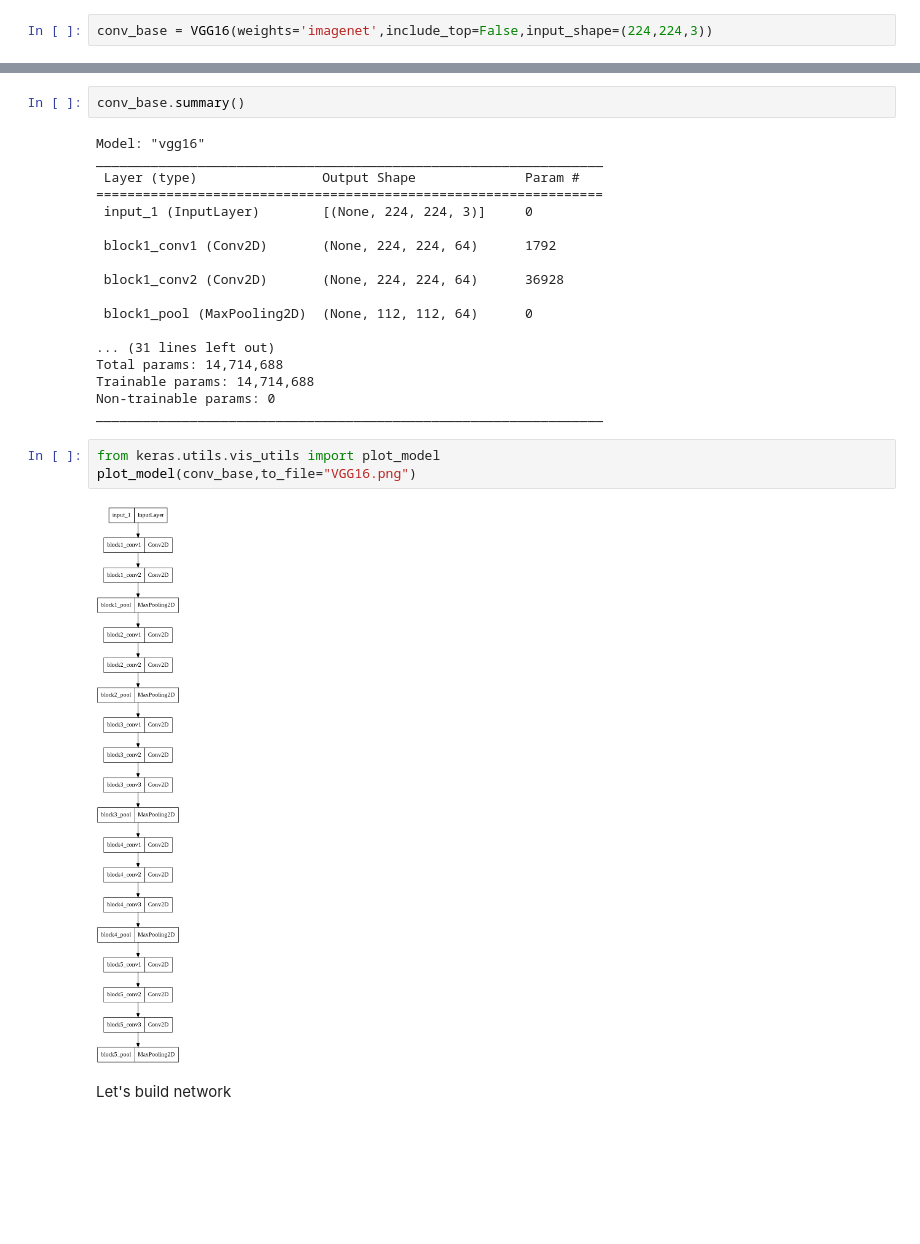
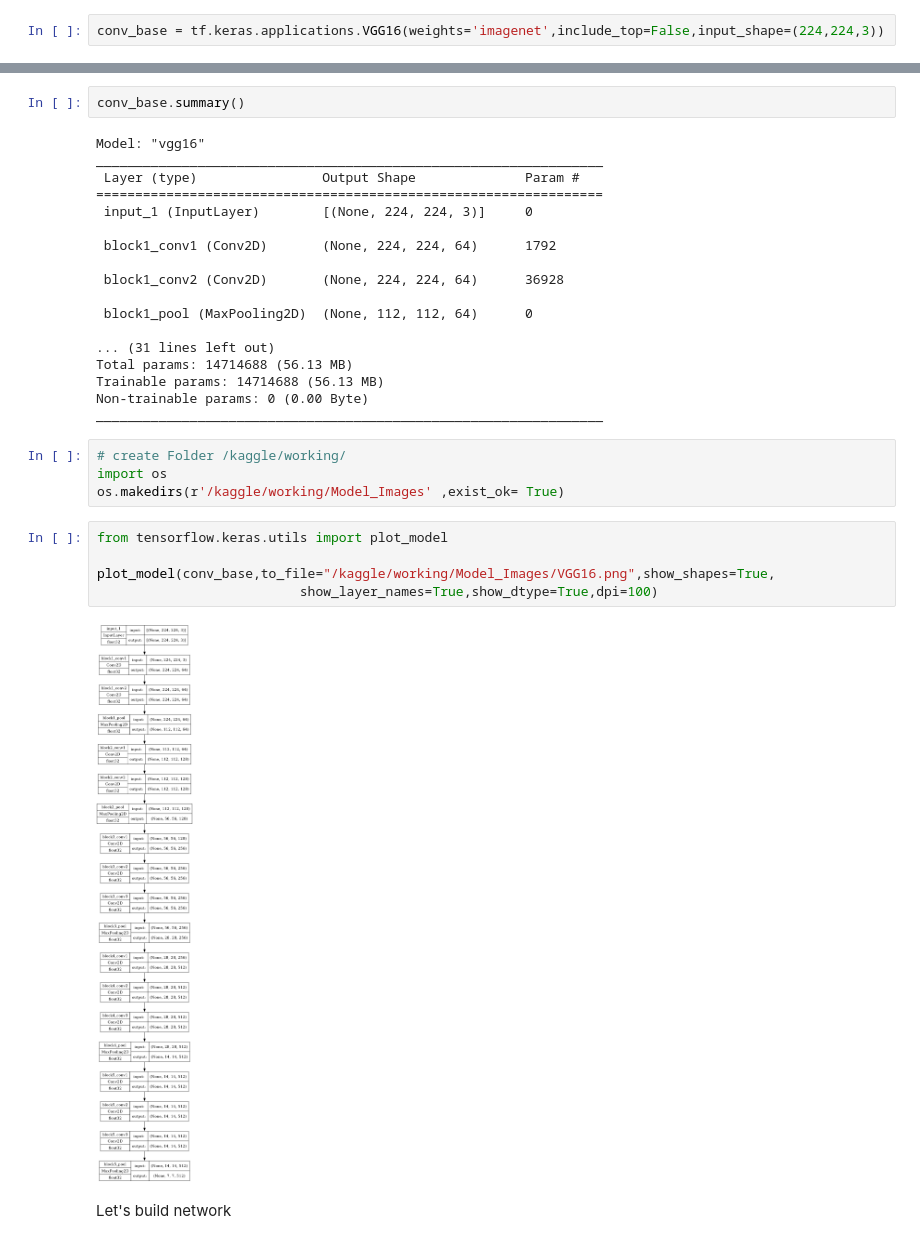
Before and after one commit to Adnan-Alaref/Pneumonia_Notebook, a Jupyter notebook: Pneumonia_Diagnosis3.ipynb, the cells around one changed output, grey strips where cells are left out. Cells and saved outputs as stored; diff of their text form; blank space fills up the shorter version.

Commit message:
Kaggle Notebook | Pneumonia_Diagnosis_Prediction📊Classification | Version 1

```diff
--- a/Pneumonia_Diagnosis3.ipynb
+++ b/Pneumonia_Diagnosis3.ipynb
@@ -29,2 +123,2 @@ print(img.shape)
 # %%
-conv_base = VGG16(weights='imagenet',include_top=False,input_shape=(224,224,3))
+conv_base = tf.keras.applications.VGG16(weights='imagenet',include_top=False,input_shape=(224,224,3))
@@ -44,14 +141,20 @@ _________________________________________________________________
  block1_pool (MaxPooling2D)  (None, 112, 112, 64)      0
 
 ... (31 lines left out)
-Total params: 14,714,688
-Trainable params: 14,714,688
-Non-trainable params: 0
+Total params: 14714688 (56.13 MB)
+Trainable params: 14714688 (56.13 MB)
+Non-trainable params: 0 (0.00 Byte)
 _________________________________________________________________
+# %%
+# create Folder /kaggle/working/
+import os
+os.makedirs(r'/kaggle/working/Model_Images' ,exist_ok= True)
 # %%
-from keras.utils.vis_utils import plot_model
-plot_model(conv_base,to_file="VGG16.png")
+from tensorflow.keras.utils import plot_model
+
+plot_model(conv_base,to_file="/kaggle/working/Model_Images/VGG16.png",show_shapes=True,
+                          show_layer_names=True,show_dtype=True,dpi=100)
 # %% [output]
-[figure, old version]
+[figure, new version]
 # %% [markdown]
 Let's build network
```
Also changed, not shown: parts of 72 cells of this notebook.
